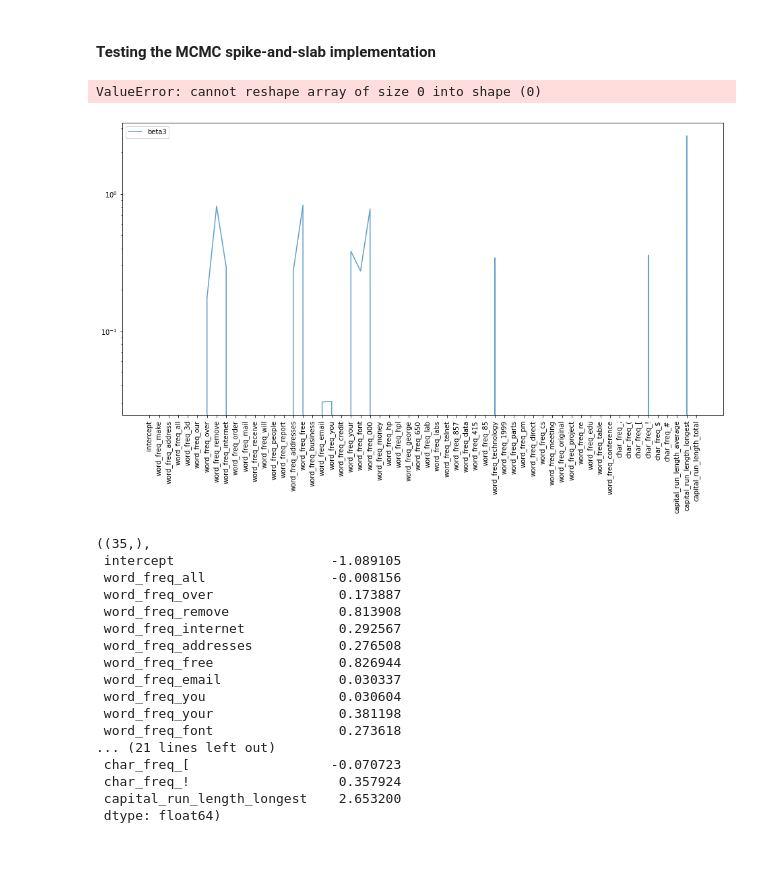
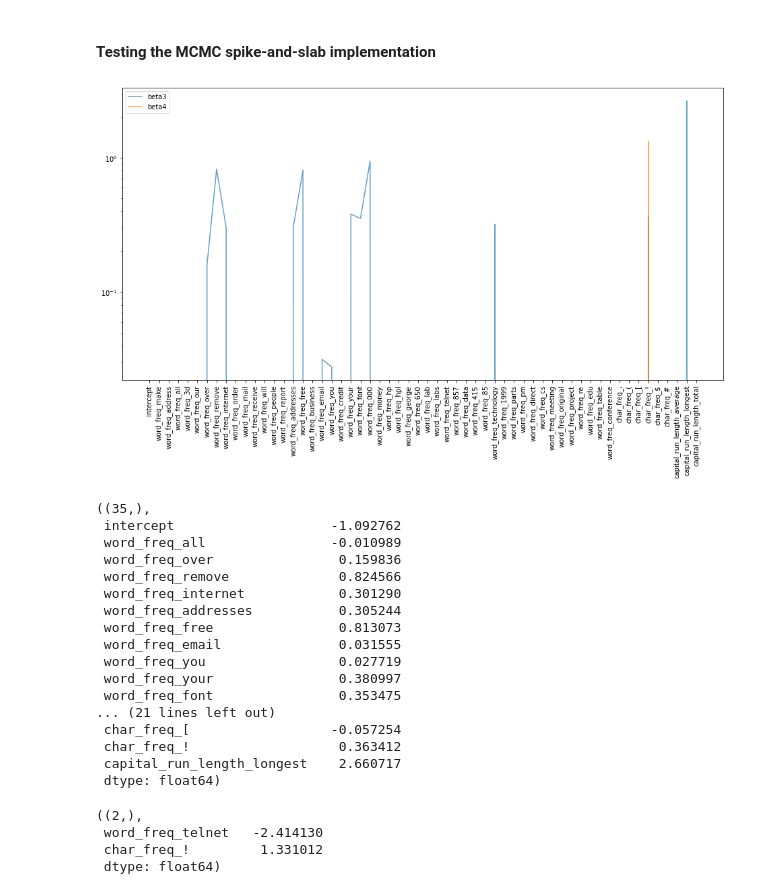
Before and after one commit to mark-srg/bml-project, a Jupyter notebook: mcmc_tests.ipynb, the cells around one changed output. Drawn from its saved outputs; the diff is of its cells as text; code cells hidden in the pictures; blank space fills up the shorter version.

```diff
--- a/mcmc_tests.ipynb
+++ b/mcmc_tests.ipynb
@@ -81,49 +81,52 @@ sigma2_inv.shape
 # %%
 pi = .5 * np.ones(k)
 nu = 100
-T = 500
+T = 100
 
 betas3 = mcmc_sas.sample(X,sigma,rng,nu,pi,T)
 # %%
 pi = 0.01 * np.ones(k)
 nu = 100
-T = 500
+T = 100
 
 betas4 = mcmc_sas.sample(X,sigma,rng,nu,pi,T)
-# %% [output]
-ValueError: cannot reshape array of size 0 into shape (0)
 # %%
 plt.figure(figsize=(16, 8))
 coeff = np.random.randint(k)
-std_betas3 = betas3[10:].mean(axis=0)*sigma
-#std_betas4 = betas4[10:].mean(axis=0)*sigma
+std_betas3 = betas3[20:].mean(axis=0)*sigma
+std_betas4 = betas4[20:].mean(axis=0)*sigma
 plt.plot(std_betas3,label='beta3', alpha=.7)
-#plt.plot(std_betas4,label='beta4', alpha=.7)
+plt.plot(std_betas4,label='beta4', alpha=.7)
 plt.yscale("log")
 plt.xticks(rotation=90)
 plt.legend()
 plt.show()
 # %% [output]
-[figure, old version]
+[figure, new version]
 # %%
 std_betas3[std_betas3 != 0].shape, std_betas3[std_betas3 != 0]
 # %% [output]
 ((35,),
- intercept                    -1.089105
- word_freq_all                -0.008156
- word_freq_over                0.173887
- word_freq_remove              0.813908
- word_freq_internet            0.292567
- word_freq_addresses           0.276508
- word_freq_free                0.826944
- word_freq_email               0.030337
- word_freq_you                 0.030604
- word_freq_your                0.381198
- word_freq_font                0.273618
+ intercept                    -1.092762
+ word_freq_all                -0.010989
+ word_freq_over                0.159836
+ word_freq_remove              0.824566
+ word_freq_internet            0.301290
+ word_freq_addresses           0.305244
+ word_freq_free                0.813073
+ word_freq_email               0.031555
+ word_freq_you                 0.027719
+ word_freq_your                0.380997
+ word_freq_font                0.353475
 ... (21 lines left out)
- char_freq_[                  -0.070723
- char_freq_!                   0.357924
- capital_run_length_longest    2.653200
+ char_freq_[                  -0.057254
+ char_freq_!                   0.363412
+ capital_run_length_longest    2.660717
  dtype: float64)
 # %%
 std_betas4[std_betas4 != 0].shape, std_betas4[std_betas4 != 0]
+# %% [output]
+((2,),
+ word_freq_telnet   -2.414130
+ char_freq_!         1.331012
+ dtype: float64)
```
Also changed, not shown: parts of 1 cell of this notebook.
